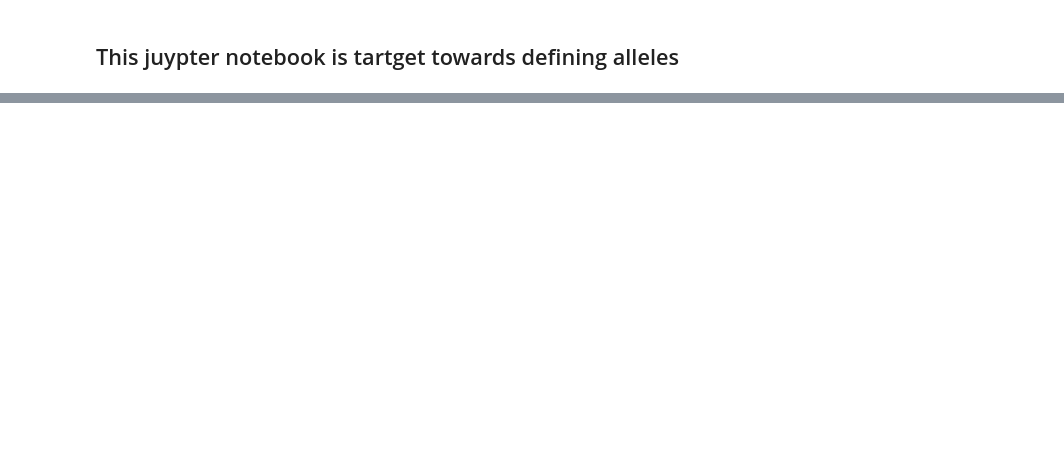
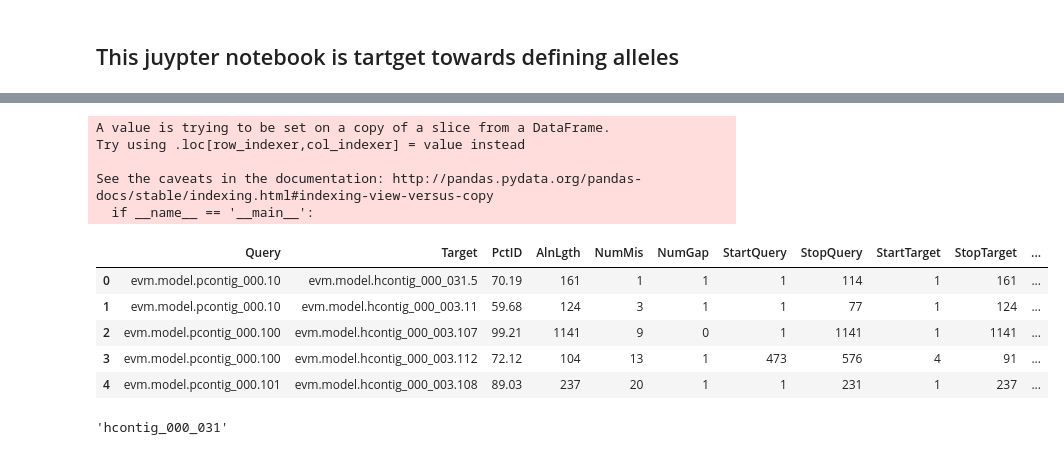
Before and after one commit to BenjaminSchwessinger/Pst_104E_analysis, a Jupyter notebook: Pst_104E_v12_defining_alleles.ipynb, the cells around one changed output, grey strips where cells are left out. Drawn from its saved outputs; the diff is of its cells as text; code cells hidden in the pictures; blank space fills up the shorter version.

```diff
--- a/Pst_104E_v12_defining_alleles.ipynb
+++ b/Pst_104E_v12_defining_alleles.ipynb
@@ -163,0 +344,8 @@ All databases generated and ready to go!
+# %%
+contig_000_df['On p_by_h'] = contig_000_df.apply(lambda row: haplotig_checker(row['Query'], row['Target']), axis =1 )
+# %% [output]
+A value is trying to be set on a copy of a slice from a DataFrame.
+Try using .loc[row_indexer,col_indexer] = value instead
+
+See the caveats in the documentation: http://pandas.pydata.org/pandas-docs/stable/indexing.html#indexing-view-versus-copy
+  if __name__ == '__main__':
@@ -163,0 +364,13 @@ All databases generated and ready to go!
+# %%
+contig_000_df.head()
+# %% [output]
+|  | Query | Target | PctID | AlnLgth | NumMis | NumGap | StartQuery | StopQuery | StartTarget | StopTarget | ... |
+| 0 | evm.model.pcontig_000.10 | evm.model.hcontig_000_031.5 | 70.19 | 161 | 1 | 1 | 1 | 114 | 1 | 161 | ... |
+| 1 | evm.model.pcontig_000.10 | evm.model.hcontig_000_003.11 | 59.68 | 124 | 3 | 1 | 1 | 77 | 1 | 124 | ... |
+| 2 | evm.model.pcontig_000.100 | evm.model.hcontig_000_003.107 | 99.21 | 1141 | 9 | 0 | 1 | 1141 | 1 | 1141 | ... |
+| 3 | evm.model.pcontig_000.100 | evm.model.hcontig_000_003.112 | 72.12 | 104 | 13 | 1 | 473 | 576 | 4 | 91 | ... |
+| 4 | evm.model.pcontig_000.101 | evm.model.hcontig_000_003.108 | 89.03 | 237 | 20 | 1 | 1 | 231 | 1 | 237 | ... |
+# %%
+re.search(r'(hcontig[^.]*).','evm.model.hcontig_000_031.5').group(1)
+# %% [output]
+'hcontig_000_031'
```
Also changed, not shown: parts of 38 cells of this notebook.
